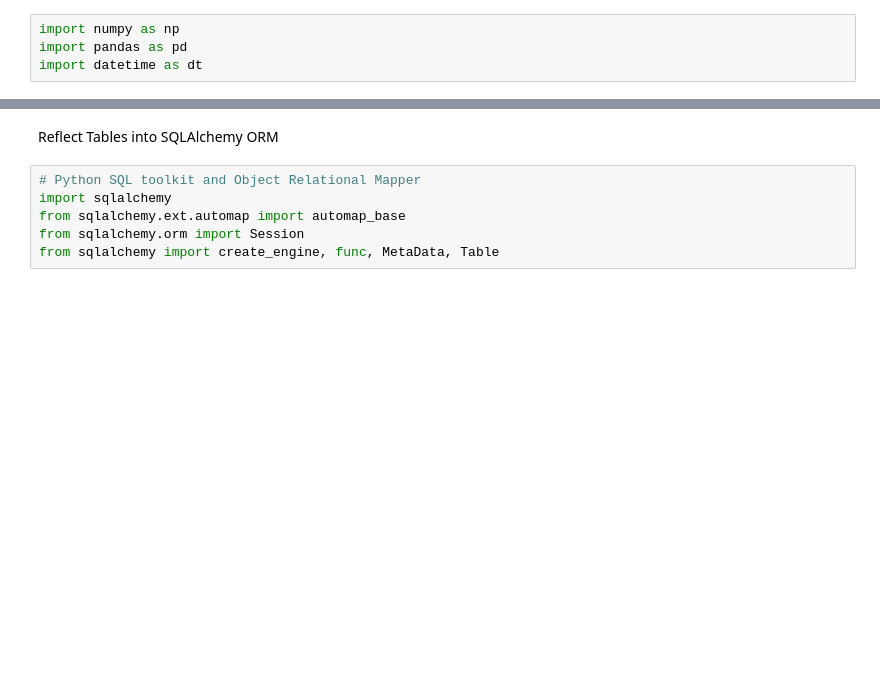
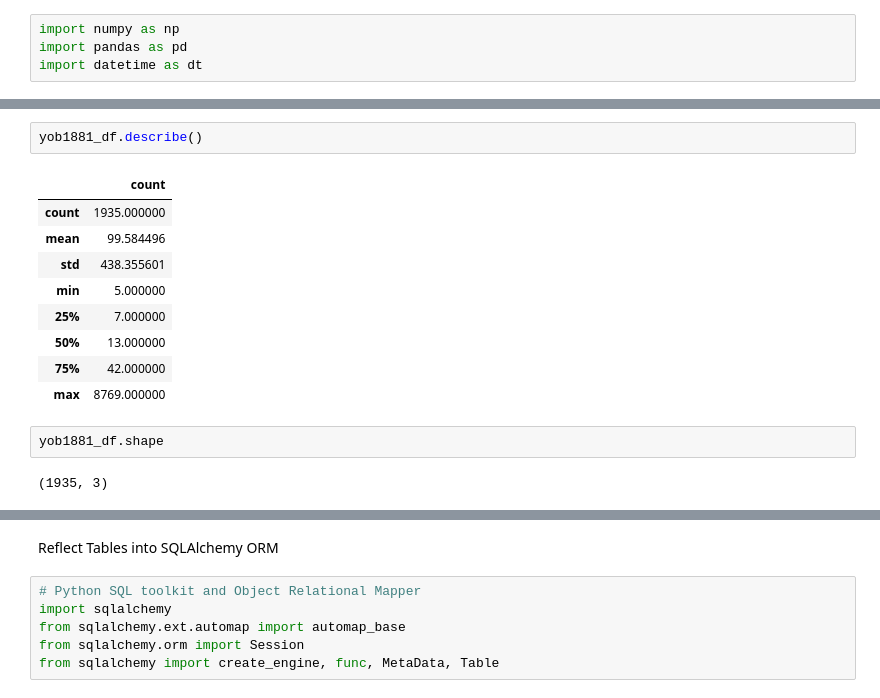
Before and after one commit to BrittLHeth/Project_2_Names, a Jupyter notebook: names.ipynb, the cells around one changed output, grey strips where cells are left out. Cells and saved outputs as stored; diff of their text form; blank space fills up the shorter version.

```diff
--- a/names.ipynb
+++ b/names.ipynb
@@ -4,0 +20,16 @@ import datetime as dt
+# %%
+yob1881_df.describe()
+# %% [output]
+|  | count |
+| count | 1935.000000 |
+| mean | 99.584496 |
+| std | 438.355601 |
+| min | 5.000000 |
+| 25% | 7.000000 |
+| 50% | 13.000000 |
+| 75% | 42.000000 |
+| max | 8769.000000 |
+# %%
+yob1881_df.shape
+# %% [output]
+(1935, 3)
```
Also changed, not shown: parts of 11 cells of this notebook.
